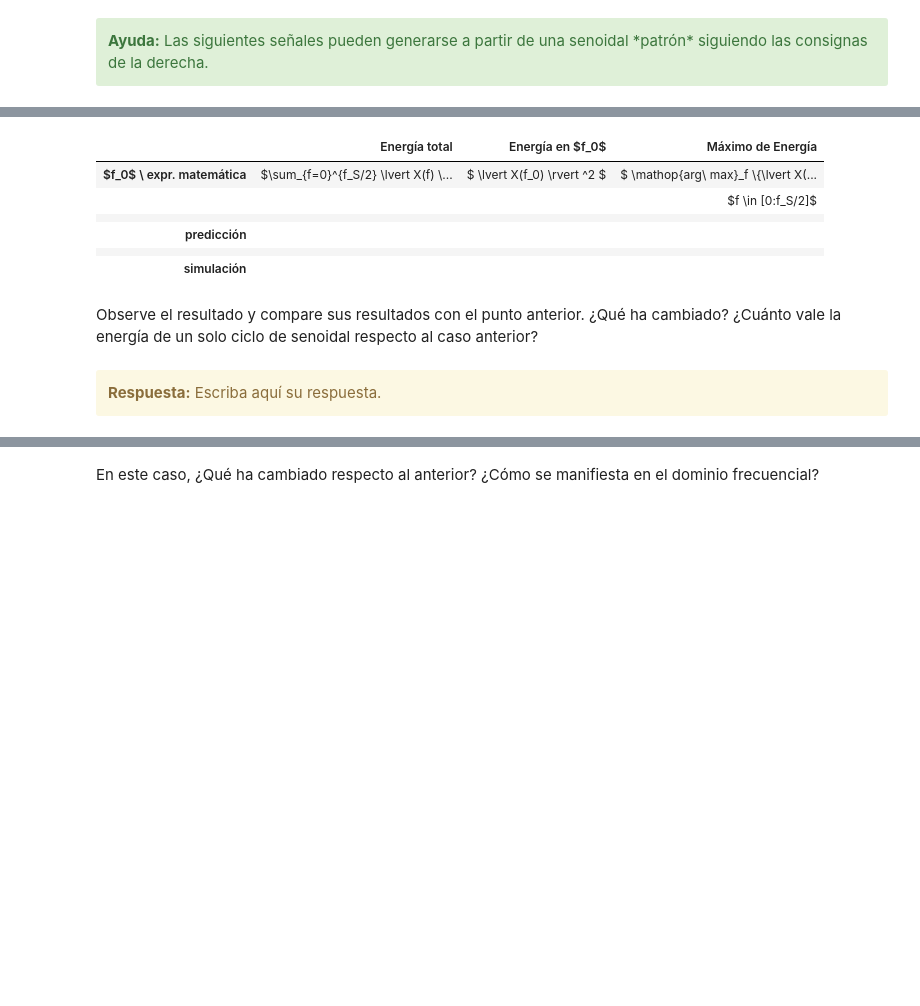
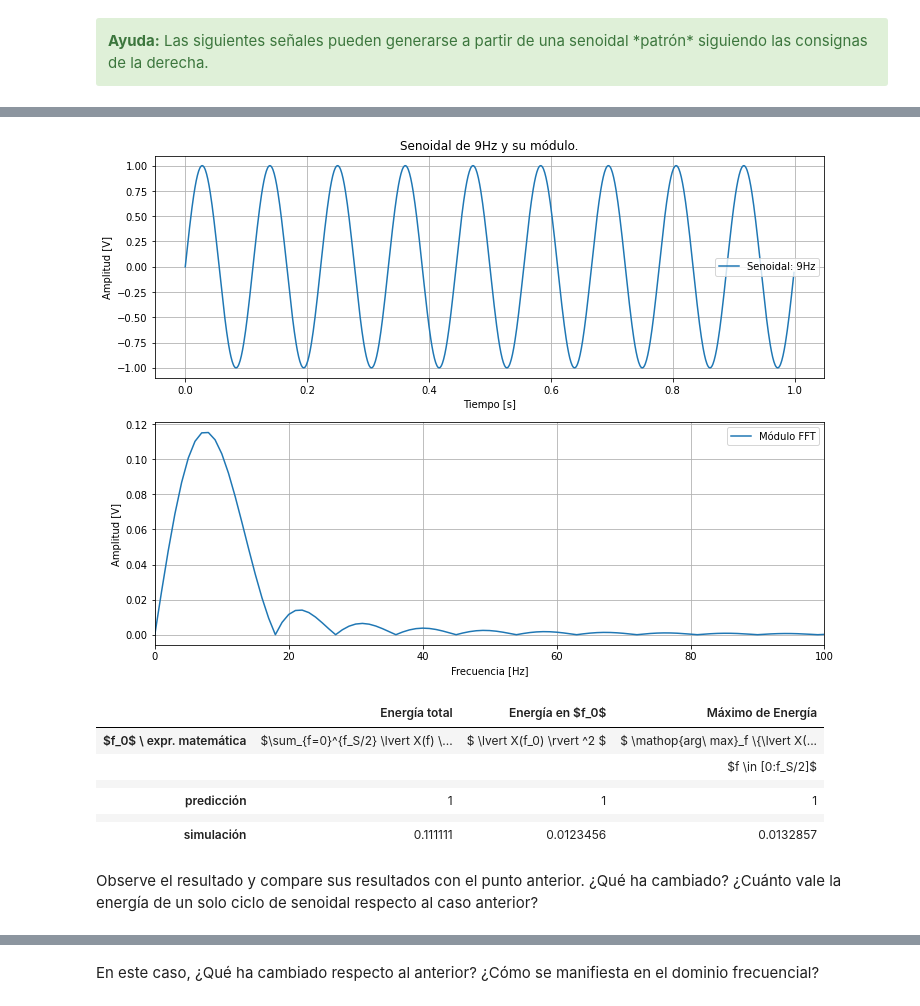
Before and after one commit to jbl95/pds-trabajosPracticos, a Jupyter notebook: TP1 - Muestreo de señales - Forurier.ipynb, the cells around one changed output, grey strips where cells are left out. Cells and saved outputs as stored; diff of their text form; code cells hidden in the pictures; blank space fills up the shorter version.

```diff
--- a/TP1 - Muestreo de señales - Forurier.ipynb
+++ b/TP1 - Muestreo de señales - Forurier.ipynb
@@ -709,34 +744,61 @@ HTML(df.to_html())
 # %%
 #######################################
 # Tu simulación que genere resultados #
 #######################################
 
+tt,signalb = mi_func_sen (vmax, dc, f0, ph, N, fs)
+
+stop = int(N / f0)
+
+signalb[stop:] = 0
+
+ff,mod,fas = fft_modulo_fase(tt,signalb,fs,N)
+
+value = npy.sum(mod**2)
+tmax = npy.amax(mod**2)
+energia_en_f0 = float(mod[ff == f0]** 2)
+
+
+plt.subplot(211)
+plt.plot(tt, signal,label='Senoidal: 9Hz')
+plt.xlabel('Tiempo [s]')
+plt.ylabel('Amplitud [V]')
+plt.legend()
+plt.grid()
+plt.title('Senoidal de 9Hz y su módulo.')
+
+plt.subplot(212)
+plt.plot(ff,mod,label='Módulo FFT')
+plt.xlabel('Frecuencia [Hz]')
+plt.ylabel('Amplitud [V]')
+plt.xlim(0,100)
+plt.legend()
+plt.grid()
+plt.show()
+
 tus_resultados = [ ['$\sum_{f=0}^{f_S/2} \lvert X(f) \rvert ^2$', '$ \lvert X(f_0) \rvert ^2 $', '$ \mathop{arg\ max}_f \{\lvert X(f) \rvert ^2\} $'],
                    ['',                                     '',                           '$f \in [0:f_S/2]$'],
                   ['', '', ''],
-                  ['', '', ''], # <-- completar acá
+                  [1, 1, 1], # <-- completar acá
                   ['', '', ''],
-                  ['', '', '']  # <-- completar acá
+                  [value, energia_en_f0, tmax]  # <-- completar acá
                  ]
 df = DataFrame(tus_resultados, columns=['Energía total', 'Energía en $f_0$', 'Máximo de Energía'],
                index=['$f_0$ \ expr. matemática',
                       '',
                       '',
                       'predicción',
                       '',
                       'simulación'])
 HTML(df.to_html())
 # %% [output]
+[figure, added]
 |  | Energía total | Energía en $f_0$ | Máximo de Energía |
 | $f_0$ \ expr. matemática | $\sum_{f=0}^{f_S/2} \lvert X(f) \... | $ \lvert X(f_0) \rvert ^2 $ | $ \mathop{arg\ max}_f \{\lvert X(... |
 |  |  |  | $f \in [0:f_S/2]$ |
 |  |  |  |  |
-| predicción |  |  |  |
+| predicción | 1 | 1 | 1 |
 |  |  |  |  |
-| simulación |  |  |  |
+| simulación | 0.111111 | 0.0123456 | 0.0132857 |
 # %% [markdown]
 Observe el resultado y compare sus resultados con el punto anterior. ¿Qué ha cambiado? ¿Cuánto vale la energía de un solo ciclo de senoidal respecto al caso anterior?
-# %% [markdown]
-<div class="alert alert-block alert-warning">
-<b>Respuesta:</b> Escriba aquí su respuesta.
-</div>
```
Also changed, not shown: parts of 17 cells of this notebook.
